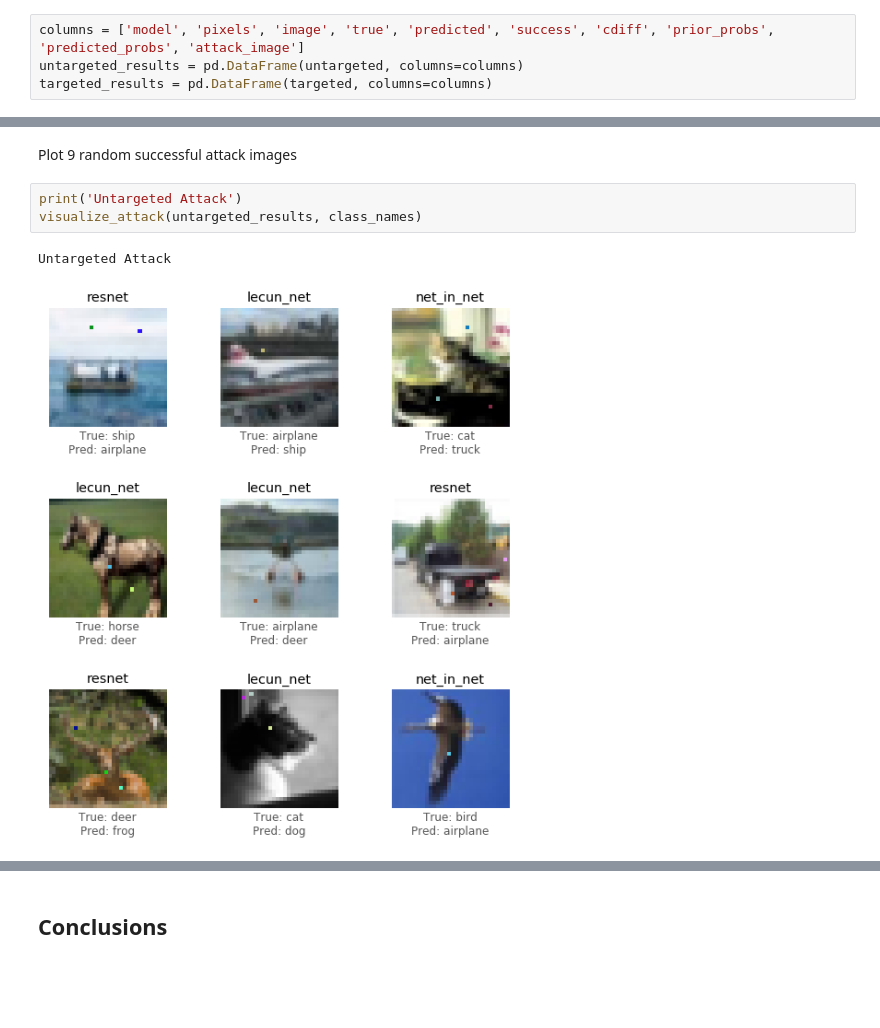
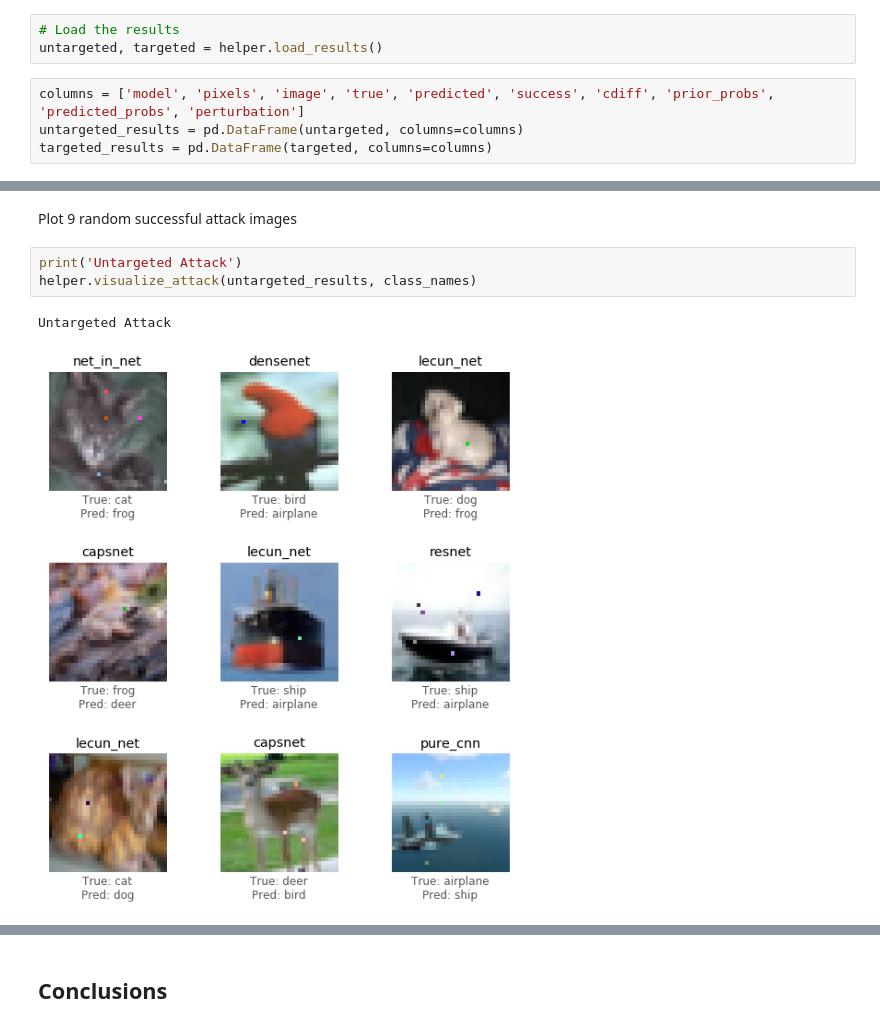
Before and after one commit to Hyperparticle/one-pixel-attack-keras, a Jupyter notebook: one-pixel-attack.ipynb, the cells around one changed output, grey strips where cells are left out. Saved outputs shown, nothing was run; the diff lists cells and outputs as text; blank space fills up the shorter version.

Commit message:
Collect improved untargeted results

```diff
--- a/one-pixel-attack.ipynb
+++ b/one-pixel-attack.ipynb
@@ -443,7 +430,10 @@ if load:
 # %% [markdown]
 Print the final results!
+# %%
+# Load the results
+untargeted, targeted = helper.load_results()
 # %%
-columns = ['model', 'pixels', 'image', 'true', 'predicted', 'success', 'cdiff', 'prior_probs', 'predicted_probs', 'attack_image']
+columns = ['model', 'pixels', 'image', 'true', 'predicted', 'success', 'cdiff', 'prior_probs', 'predicted_probs', 'perturbation']
 untargeted_results = pd.DataFrame(untargeted, columns=columns)
 targeted_results = pd.DataFrame(targeted, columns=columns)
 # %% [markdown]
@@ -472,10 +476,10 @@ attack_stats(targeted_results, models, network_stats)
 Plot 9 random successful attack images
 # %%
 print('Untargeted Attack')
-visualize_attack(untargeted_results, class_names)
+helper.visualize_attack(untargeted_results, class_names)
 # %% [output]
 Untargeted Attack
-[figure, old version]
+[figure, new version]
 # %%
 print('Targeted Attack')
 visualize_attack(targeted_results, class_names)
```
Also changed, not shown: parts of 19 cells of this notebook, 6 other files.
